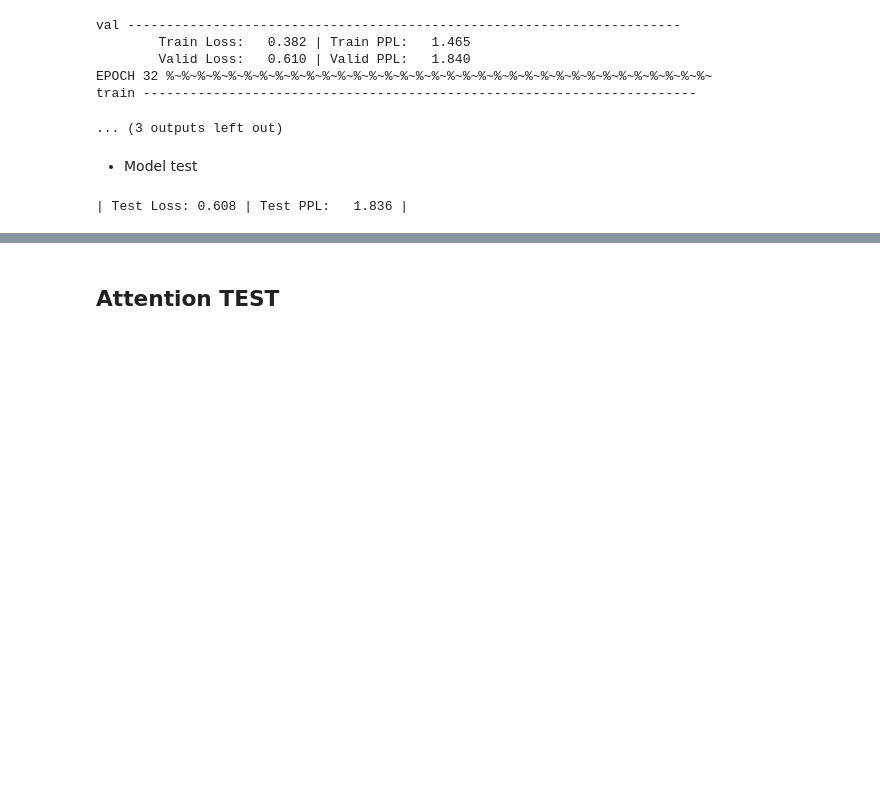
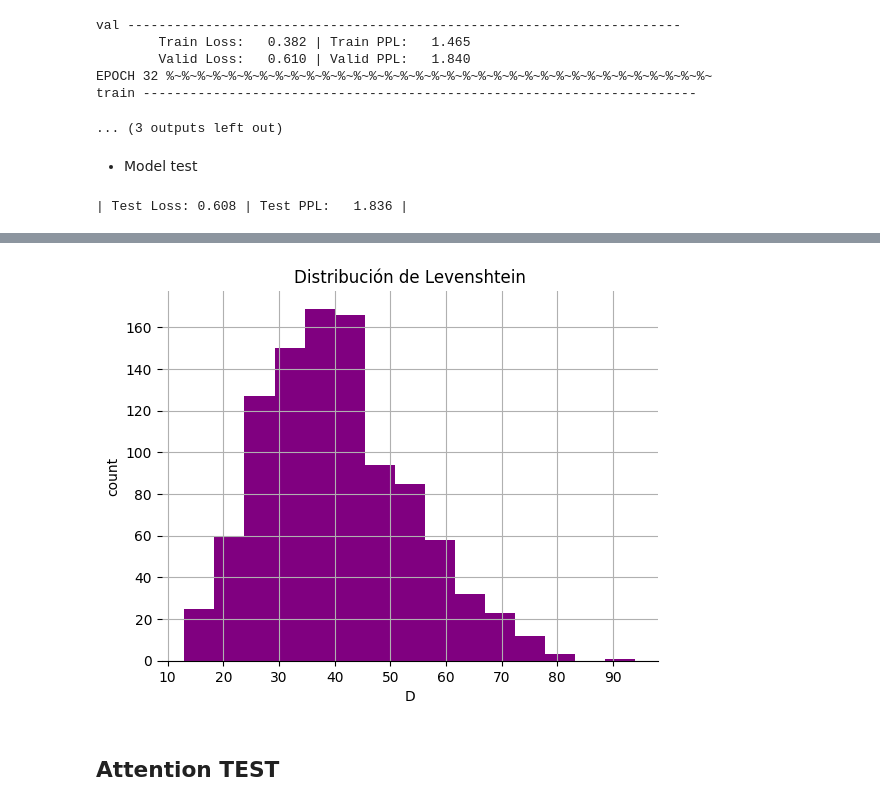
Before and after one commit to JafetMoon/hum_transcription_Project_DIA, a Jupyter notebook: 3-Arquitectura_ConvSeq2Seq.ipynb, the cells around one changed output, grey strips where cells are left out. Saved outputs shown, nothing was run; the diff lists cells and outputs as text; code cells hidden in the pictures; blank space fills up the shorter version.

```diff
--- a/3-Arquitectura_ConvSeq2Seq.ipynb
+++ b/3-Arquitectura_ConvSeq2Seq.ipynb
@@ -549,3 +701,11 @@ print(f"| Test Loss: {test_loss:.3f} | Test PPL: {np.exp(test_loss):7.3f} |")
+# %%
+pd.Series(LV_list).hist(bins=15, color='purple')
+plt.title('Distribución de Levenshtein')
+plt.gca().set_xlabel('D')
+plt.gca().set_ylabel('count')
+plt.gca().spines[['right', 'top', 'left']].set_visible(False)
+# %% [output]
+[figure, added]
 # %% [markdown]
 ## Attention TEST
 # %%
```
Also changed, not shown: parts of 11 cells of this notebook, 2 other files.
